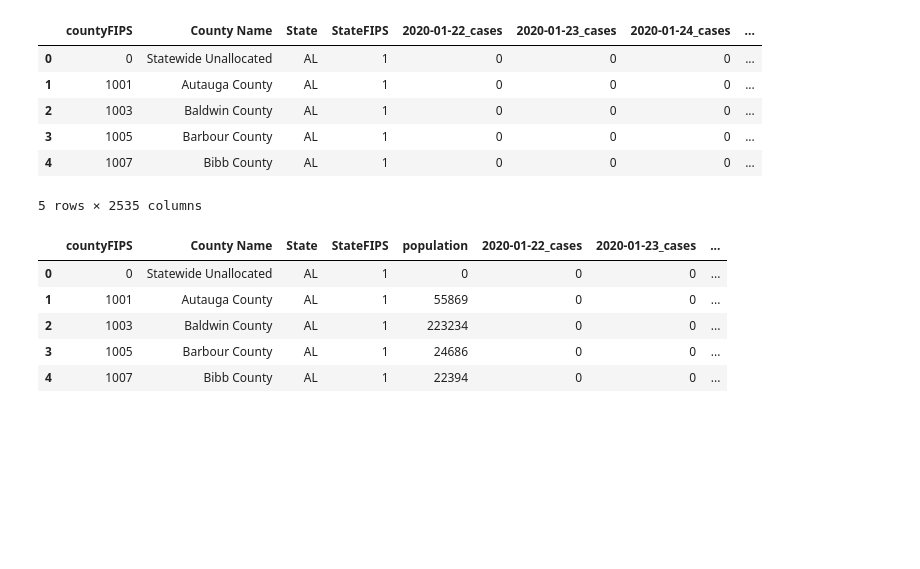
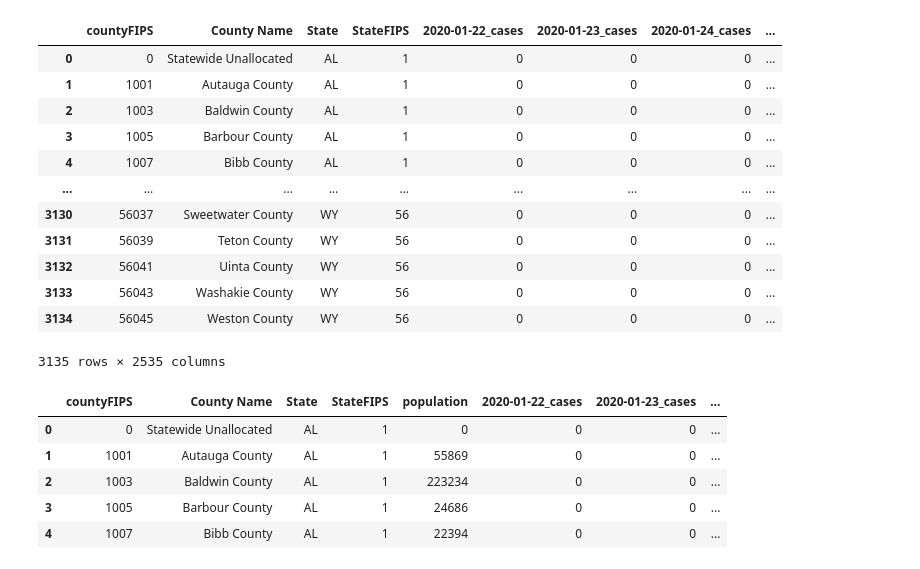
Before and after one commit to smbarber2/405ProjectGroup1, a Jupyter notebook: derek.ipynb, the cells around one changed output. Drawn from its saved outputs; the diff is of its cells as text; code cells hidden in the pictures; blank space fills up the shorter version.

```diff
--- a/derek.ipynb
+++ b/derek.ipynb
@@ -5,14 +6,21 @@ import numpy as np
 # %%
+# Read in COVID19 data from csv
 covid_data = pd.read_csv('./data/super_covid_data.csv')
-covid_data.head()
+covid_data
 # %% [output]
 |  | countyFIPS | County Name | State | StateFIPS | 2020-01-22_cases | 2020-01-23_cases | 2020-01-24_cases | ... |
 | 0 | 0 | Statewide Unallocated | AL | 1 | 0 | 0 | 0 | ... |
 | 1 | 1001 | Autauga County | AL | 1 | 0 | 0 | 0 | ... |
 | 2 | 1003 | Baldwin County | AL | 1 | 0 | 0 | 0 | ... |
 | 3 | 1005 | Barbour County | AL | 1 | 0 | 0 | 0 | ... |
 | 4 | 1007 | Bibb County | AL | 1 | 0 | 0 | 0 | ... |
+| ... | ... | ... | ... | ... | ... | ... | ... | ... |
+| 3130 | 56037 | Sweetwater County | WY | 56 | 0 | 0 | 0 | ... |
+| 3131 | 56039 | Teton County | WY | 56 | 0 | 0 | 0 | ... |
+| 3132 | 56041 | Uinta County | WY | 56 | 0 | 0 | 0 | ... |
+| 3133 | 56043 | Washakie County | WY | 56 | 0 | 0 | 0 | ... |
+| 3134 | 56045 | Weston County | WY | 56 | 0 | 0 | 0 | ... |
-5 rows × 2535 columns
+3135 rows × 2535 columns
 # %%
 # move the population column to the 5th column for convenience
 def move_column(df, col, pos):
```
Also changed, not shown: parts of 9 cells of this notebook.
